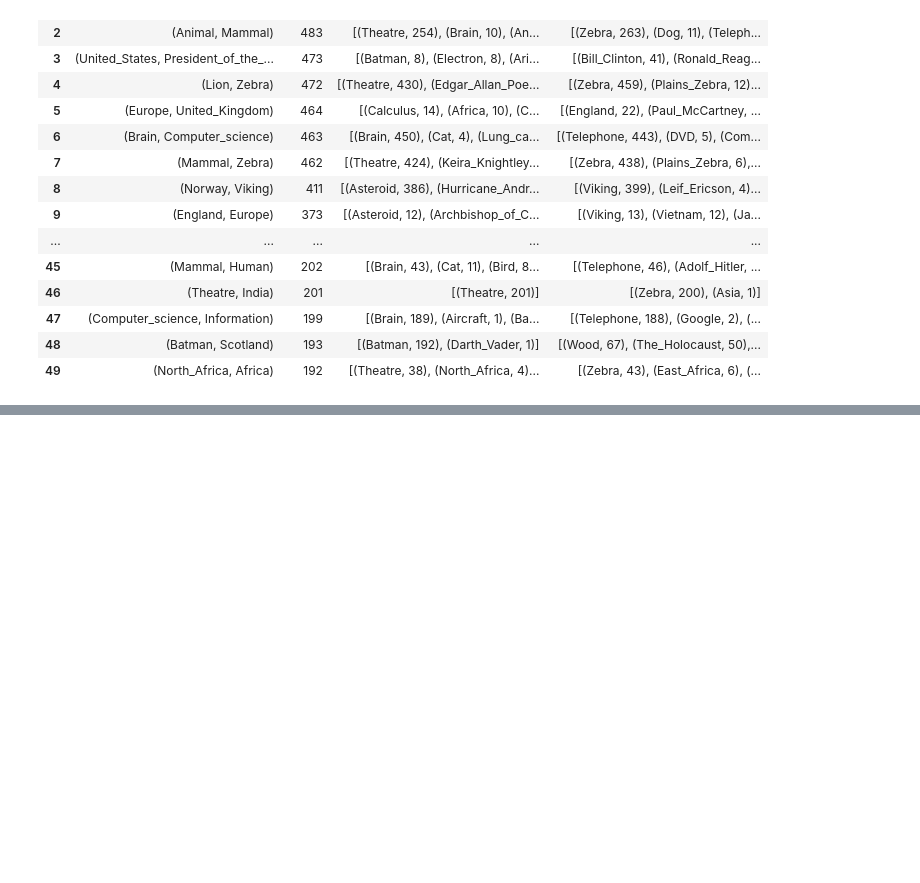
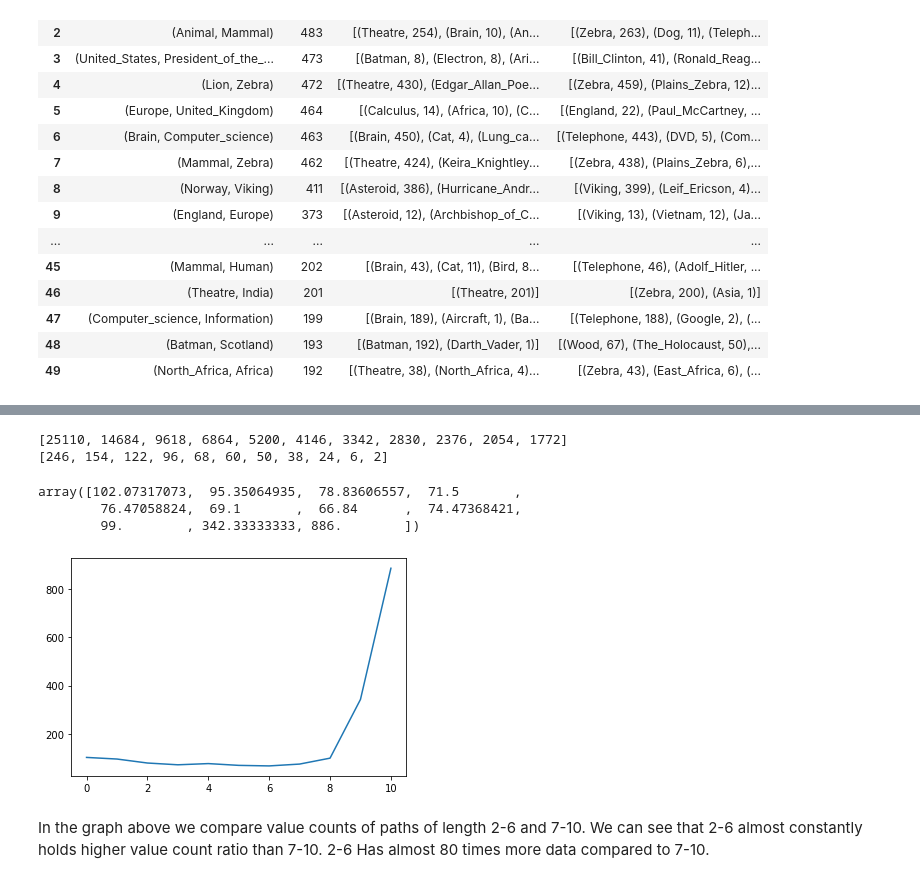
Before and after one commit to epfl-ada/ada-2022-project-hltw, a Jupyter notebook: P2.ipynb, the cells around one changed output, grey strips where cells are left out. Saved outputs shown, nothing was run; the diff lists cells and outputs as text; code cells hidden in the pictures; blank space fills up the shorter version.

```diff
--- a/P2.ipynb
+++ b/P2.ipynb
@@ -599,0 +616,3 @@ Total pairs: 476052
+# %%
+highways_26_raw = most_used_edges(length_list=[2,3,4,5,6])
+highways_26_raw
@@ -599,0 +633,36 @@ Total pairs: 476052
+# %%
+def compare_edge_reusage(df_1, df_2):
+    # Since dictionaries are sorted we only fetch first element and determine max
+    row_1 = df_1.iloc[0]['Count']
+    row_2 = df_2.iloc[0]['Count']
+    max_compare = min(row_1,row_2)
+    df1_counts = []
+    df2_counts = []
+    for i in range(2,max_compare):
+        df_1_filtered_count = df_1[df_1['Count'] > i].size
+        df_2_filtered_count = df_2[df_2['Count'] > i].size
+
+        df1_counts.append(df_1_filtered_count)
+        df2_counts.append(df_2_filtered_count)
+    return df1_counts, df2_counts
+# %%
+df1_counts, df2_counts = compare_edge_reusage(highways_26_raw, highways_710_raw)
+print(df1_counts)
+print(df2_counts)
+# %% [output]
+[25110, 14684, 9618, 6864, 5200, 4146, 3342, 2830, 2376, 2054, 1772]
+[246, 154, 122, 96, 68, 60, 50, 38, 24, 6, 2]
+# %%
+divided = np.divide(df1_counts, df2_counts)
+divided
+# %% [output]
+array([102.07317073,  95.35064935,  78.83606557,  71.5       ,
+        76.47058824,  69.1       ,  66.84      ,  74.47368421,
+        99.        , 342.33333333, 886.        ])
+# %%
+plt.plot(divided)
+plt.show()
+# %% [output]
+[figure, added]
+# %% [markdown]
+In the graph above we compare value counts of paths of length 2-6 and 7-10. We can see that 2-6 almost constantly holds higher value count ratio than 7-10. 2-6 Has almost 80 times more data compared to 7-10.
```
Also changed, not shown: parts of 23 cells of this notebook.
